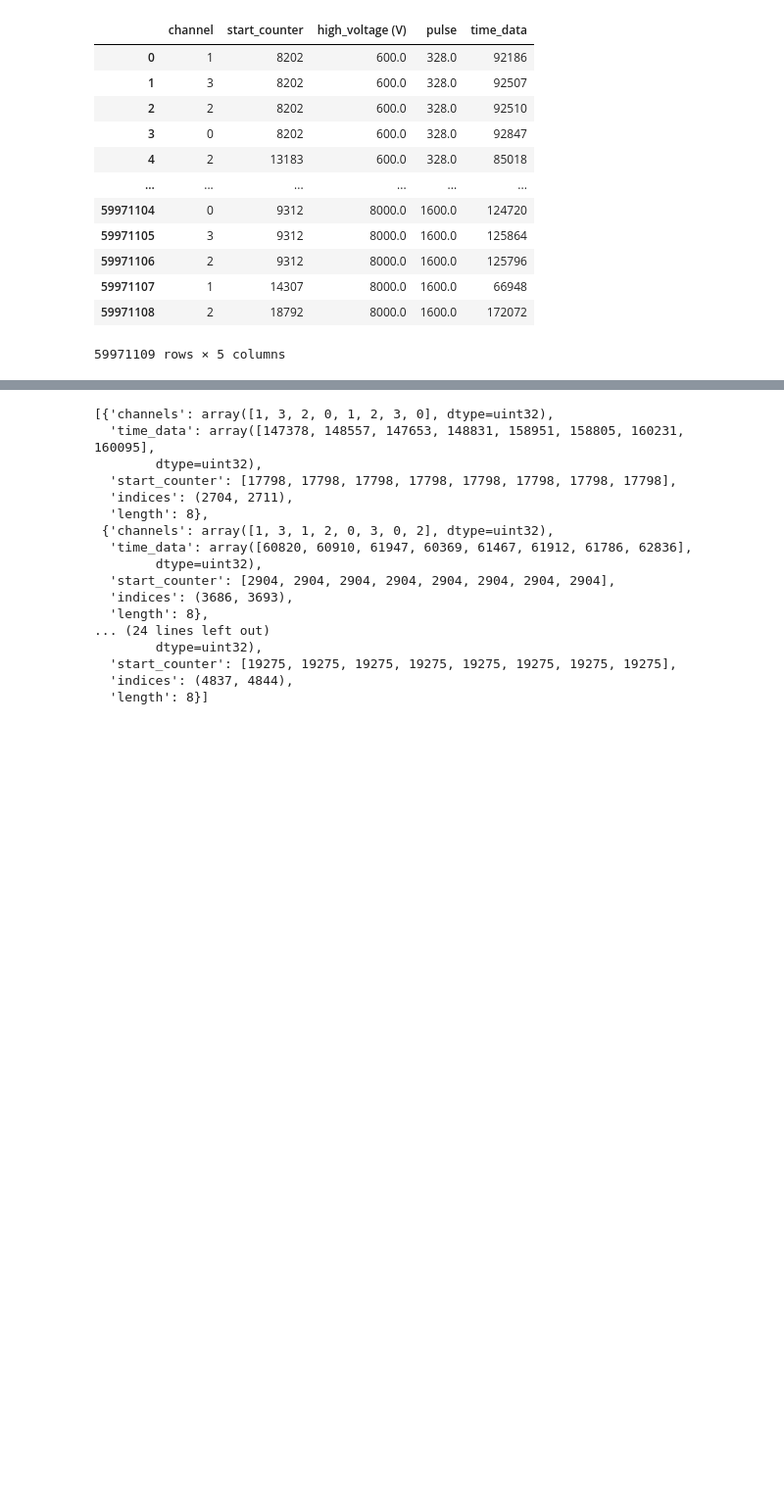
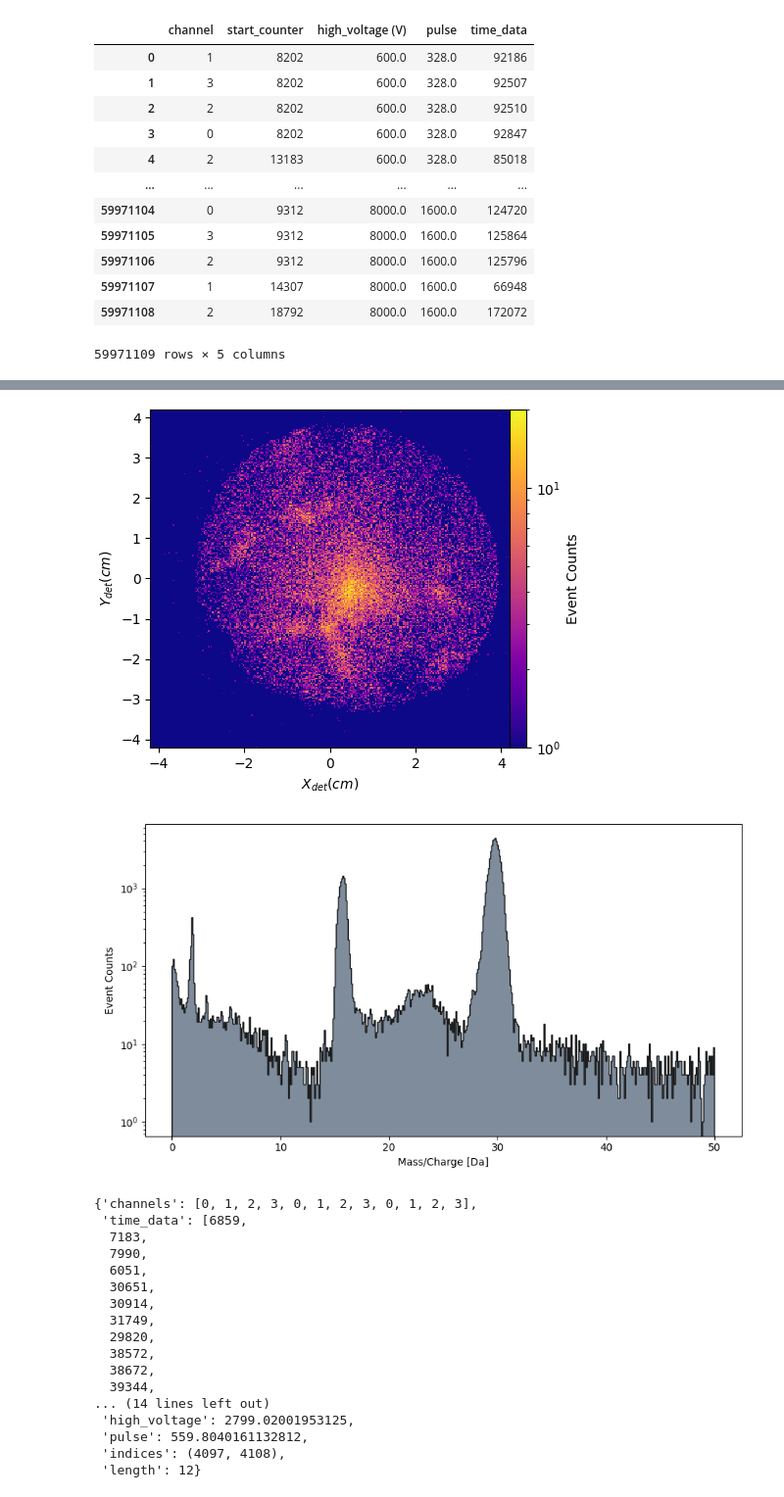
Before and after one commit to mmonajem/pyoxcart, a Jupyter notebook: pyccapt/calibration/tutorials/jupyter_files/raw_data_analysis.ipynb, the cells around one changed output, grey strips where cells are left out. Shown at 98% size. Cells and saved outputs as stored; diff of their text form; code cells hidden in the pictures; blank space fills up the shorter version.

```diff
--- a/pyccapt/calibration/tutorials/jupyter_files/raw_data_analysis.ipynb
+++ b/pyccapt/calibration/tutorials/jupyter_files/raw_data_analysis.ipynb
@@ -293,21 +270,32 @@ print(time_data[0] + time_data[1] + time_data[2] + time_data[3])
+# %%
+fdm = {'x_det (cm)': det_x_odd, 'y_det (cm)': det_y_odd}
+fdm = pd.DataFrame(fdm)
+
+plot_crop_fdm(fdm)
+mc = mc_tools.tof2mc(t=np.array(tof_odd), t0=0, V=np.array(high_voltage_odd), xDet=np.array(det_x_odd), yDet=np.array(det_y_odd), flightPathLength=110, V_pulse=np.zeros(len(tof_odd)), mode='voltage')
+mc_plot = AptHistPlotter(mc[mc<50])
+y_hist, x_hist = mc_plot.plot_histogram()
+# %% [output]
+[figure, added]
+[figure, added]
 # %%
-result_other_even[:5]
+result_other_even[2]
 # %% [output]
-[{'channels': array([1, 3, 2, 0, 1, 2, 3, 0], dtype=uint32),
-  'time_data': array([147378, 148557, 147653, 148831, 158951, 158805, 160231, 160095],
-        dtype=uint32),
-  'start_counter': [17798, 17798, 17798, 17798, 17798, 17798, 17798, 17798],
-  'indices': (2704, 2711),
-  'length': 8},
- {'channels': array([1, 3, 1, 2, 0, 3, 0, 2], dtype=uint32),
-  'time_data': array([60820, 60910, 61947, 60369, 61467, 61912, 61786, 62836],
-        dtype=uint32),
-  'start_counter': [2904, 2904, 2904, 2904, 2904, 2904, 2904, 2904],
-  'indices': (3686, 3693),
-  'length': 8},
-... (24 lines left out)
-        dtype=uint32),
-  'start_counter': [19275, 19275, 19275, 19275, 19275, 19275, 19275, 19275],
-  'indices': (4837, 4844),
-  'length': 8}]
+{'channels': [0, 1, 2, 3, 0, 1, 2, 3, 0, 1, 2, 3],
+ 'time_data': [6859,
+  7183,
+  7990,
+  6051,
+  30651,
+  30914,
+  31749,
+  29820,
+  38572,
+  38672,
+  39344,
+... (14 lines left out)
+ 'high_voltage': 2799.02001953125,
+ 'pulse': 559.8040161132812,
+ 'indices': (4097, 4108),
+ 'length': 12}
 # %%
```
Also changed, not shown: parts of 22 cells of this notebook, 7 other files.
